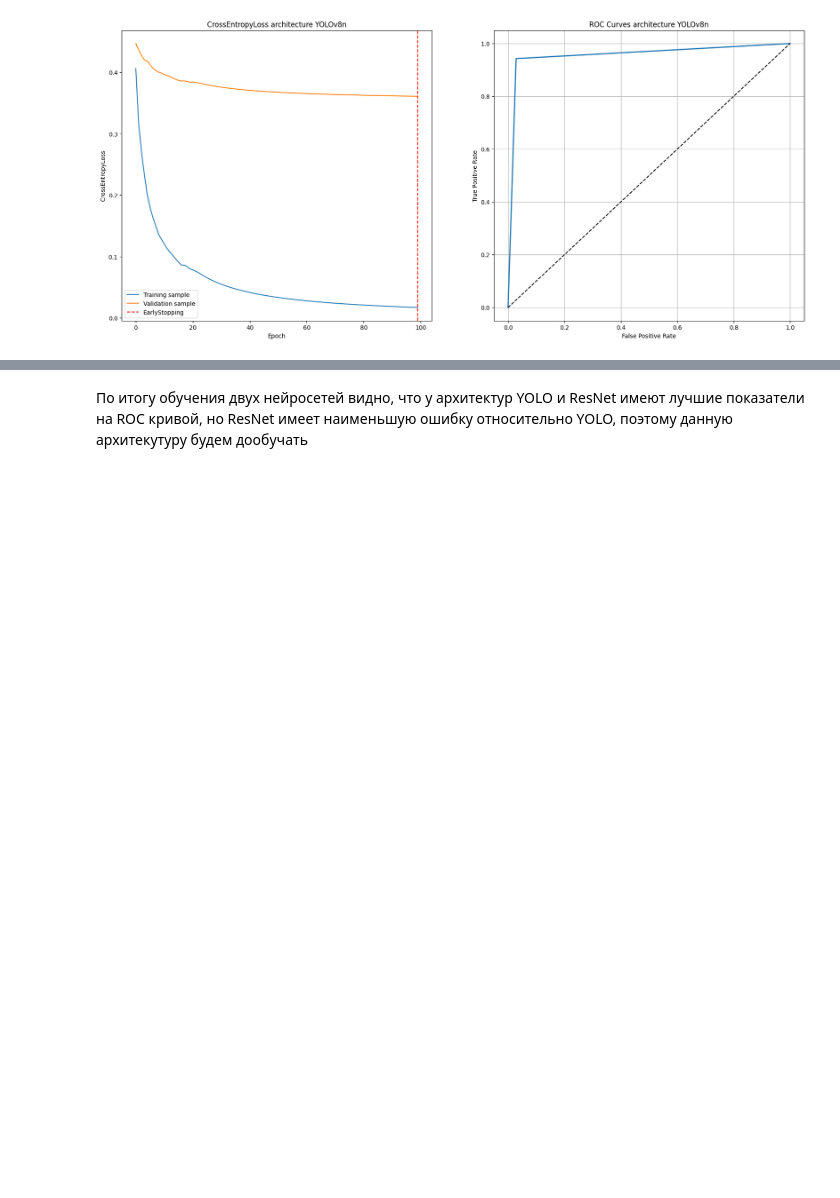
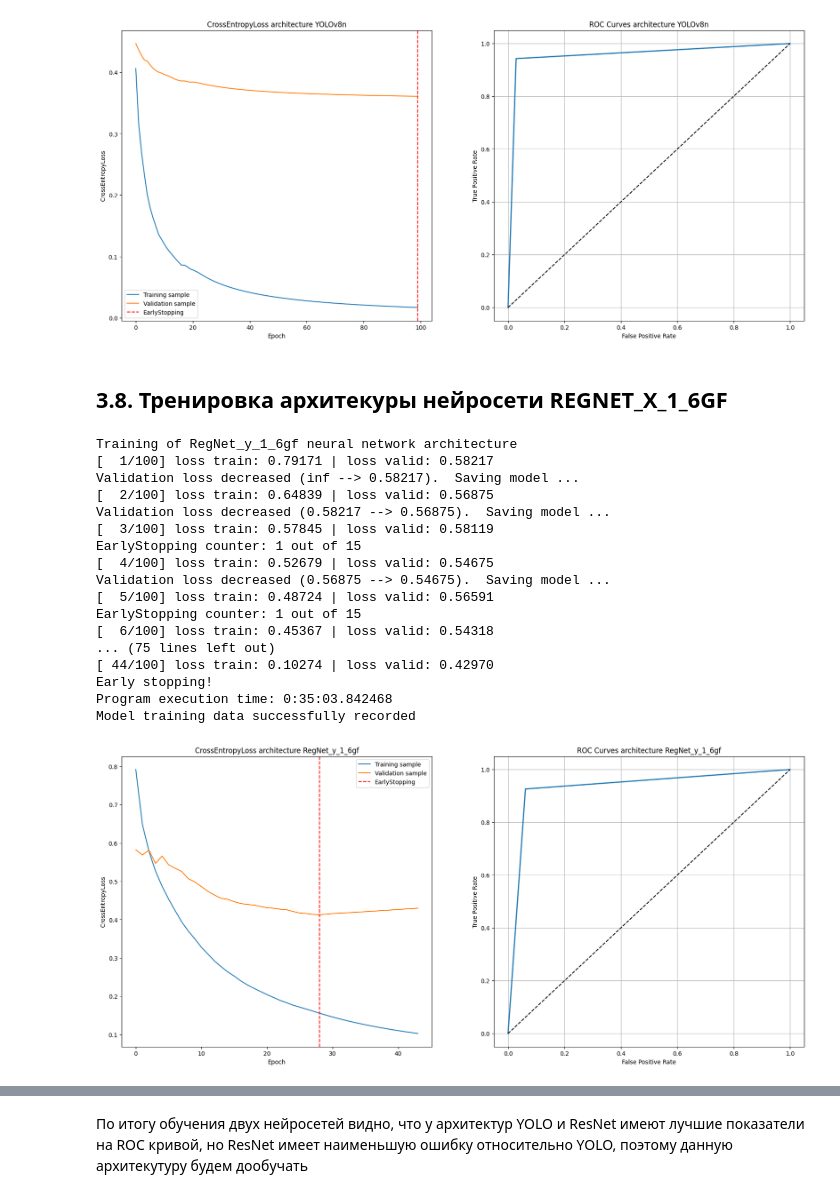
Before and after one commit to K1rsN7/Smart_Barrier, a Jupyter notebook: train neural network.ipynb, the cells around one changed output, grey strips where cells are left out. Cells and saved outputs as stored; diff of their text form; code cells hidden in the pictures; blank space fills up the shorter version.

```diff
--- a/train neural network.ipynb
+++ b/train neural network.ipynb
@@ -544,4 +584,35 @@ Validation loss decreased (0.36124 --> 0.36117).  Saving model ...
 Program execution time: 0:12:03.153602
 Model training data successfully recorded
 [figure]
+# %% [markdown]
+## 3.8. Тренировка архитекуры нейросети REGNET_X_1_6GF
+# %%
+model = models.regnet_y_1_6gf() # Загрузка структуры и весов
+model.classifier = torch.nn.Linear(1000, 2) # Замена слоя классификации
+model.to(device)
+name_model = 'RegNet_y_1_6gf'
+roc, loss_history, epoch_erly_stopping, accuracy, loss  = trainNeuralNetwork(
+    model, loaders, name_model, max_epochs_models, epoch_patience_models)
+addHistoryModels(name_model, roc, loss_history, accuracy, loss, epoch_erly_stopping)
+visualizationLearning(name_model, epoch_erly_stopping, roc, loss_history)
+del loss_history, epoch_erly_stopping, accuracy, loss, name_model, roc
+# %% [output]
+Training of RegNet_y_1_6gf neural network architecture
+[  1/100] loss train: 0.79171 | loss valid: 0.58217
+Validation loss decreased (inf --> 0.58217).  Saving model ...
+[  2/100] loss train: 0.64839 | loss valid: 0.56875
+Validation loss decreased (0.58217 --> 0.56875).  Saving model ...
+[  3/100] loss train: 0.57845 | loss valid: 0.58119
+EarlyStopping counter: 1 out of 15
+[  4/100] loss train: 0.52679 | loss valid: 0.54675
+Validation loss decreased (0.56875 --> 0.54675).  Saving model ...
+[  5/100] loss train: 0.48724 | loss valid: 0.56591
+EarlyStopping counter: 1 out of 15
+[  6/100] loss train: 0.45367 | loss valid: 0.54318
+... (75 lines left out)
+[ 44/100] loss train: 0.10274 | loss valid: 0.42970
+Early stopping!
+Program execution time: 0:35:03.842468
+Model training data successfully recorded
+[figure, added]
 # %% [markdown]
```
Also changed, not shown: parts of 23 cells of this notebook.
